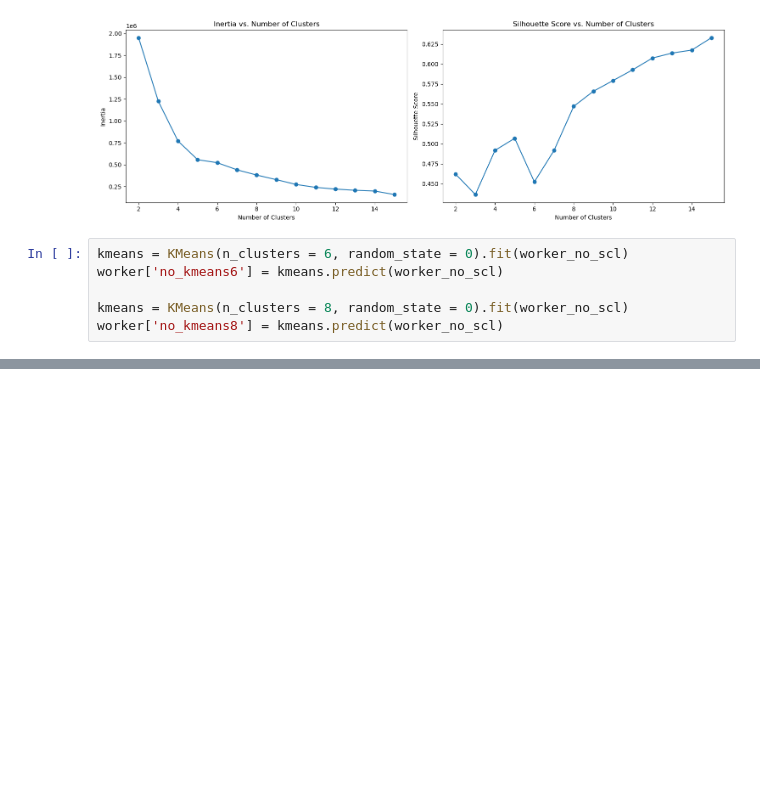
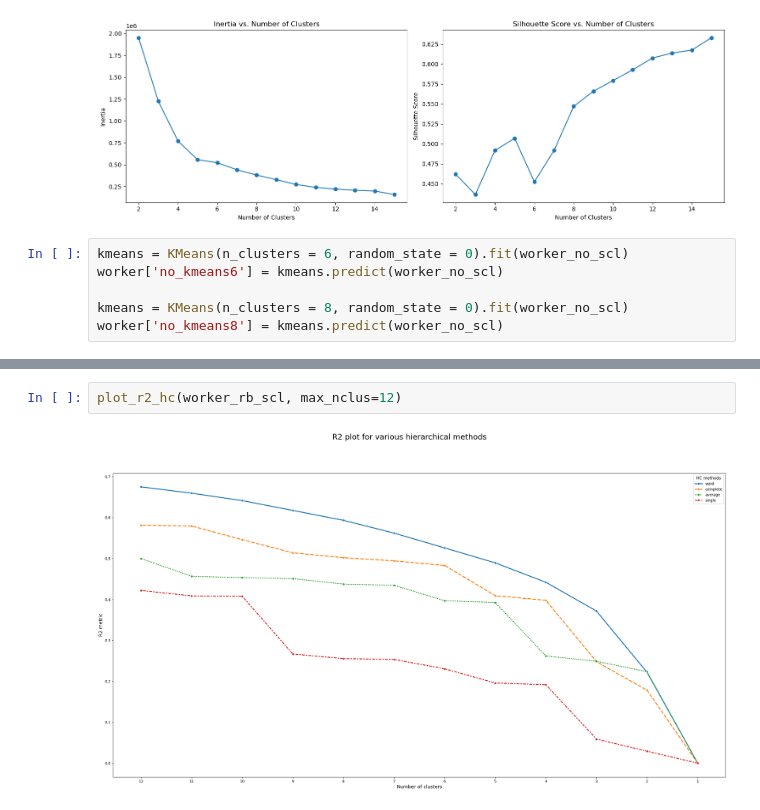
Before and after one commit to Pinky-Tie/reasons_for_absenteeism, a Jupyter notebook: code/segmentation.ipynb, the cells around one changed output, grey strips where cells are left out. Saved outputs shown, nothing was run; the diff lists cells and outputs as text; blank space fills up the shorter version.

```diff
--- a/code/segmentation.ipynb
+++ b/code/segmentation.ipynb
@@ -127,0 +129,4 @@ compare_cluster_solutions(worker, 'no_kmeans6', 'no_kmeans8')
+# %%
+plot_r2_hc(worker_rb_scl, max_nclus=12)
+# %% [output]
+[figure, added]
```
Also changed, not shown: parts of 7 cells of this notebook.
